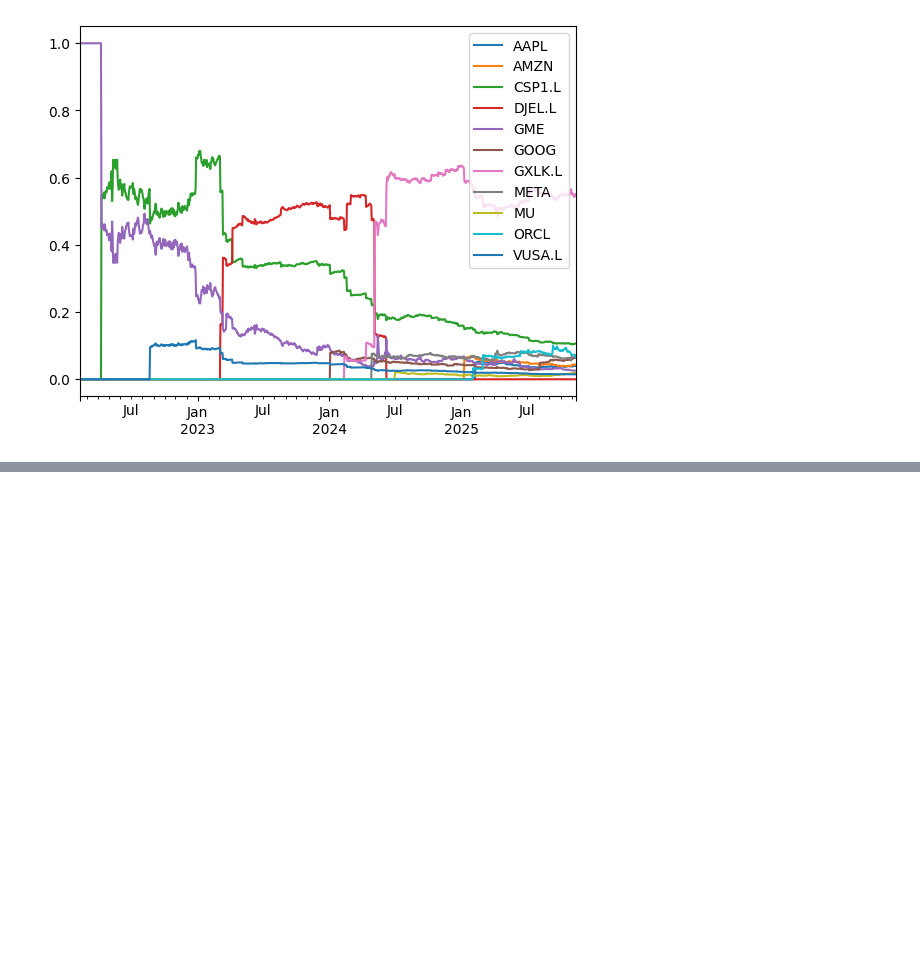
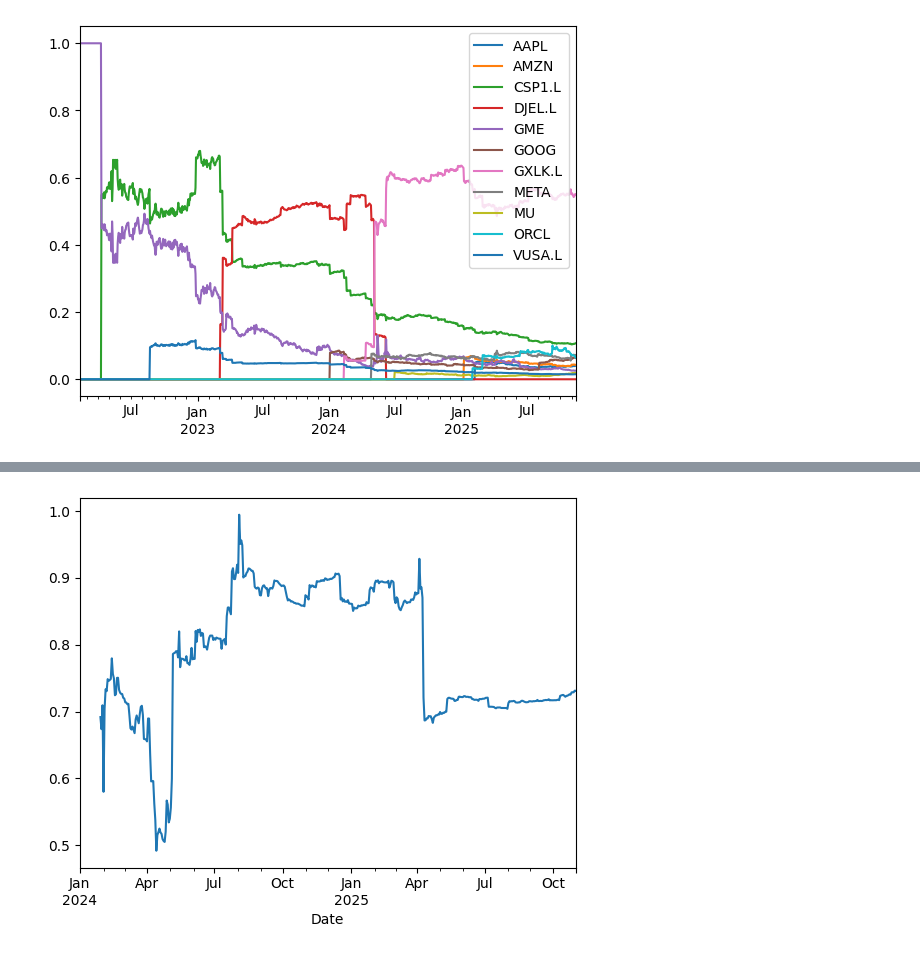
Before and after one commit to abirchLBG/Portfolio, a Jupyter notebook: poc.ipynb, the cells around one changed output, grey strips where cells are left out. Saved outputs shown, nothing was run; the diff lists cells and outputs as text; code cells hidden in the pictures; blank space fills up the shorter version.

Commit message:
ts stats, results, timer (#3)

```diff
--- a/poc.ipynb
+++ b/poc.ipynb
@@ -225 +229,17 @@ Calmar Ratio         1.691255
 dtype: float64
+# %%
+from src.assessments.beta import Beta
+
+beta = Beta(config=config_active)
+
+
+x = beta.summary()
+x = beta.rolling()
+x = beta.expanding().plot()
+
+# x.plot()
+# bmk["2025":].add(1).cumprod().plot()
+
+# beta.timer.df
+# %% [output]
+[figure, added]
```
Also changed, not shown: parts of 25 cells of this notebook, 22 other files.
